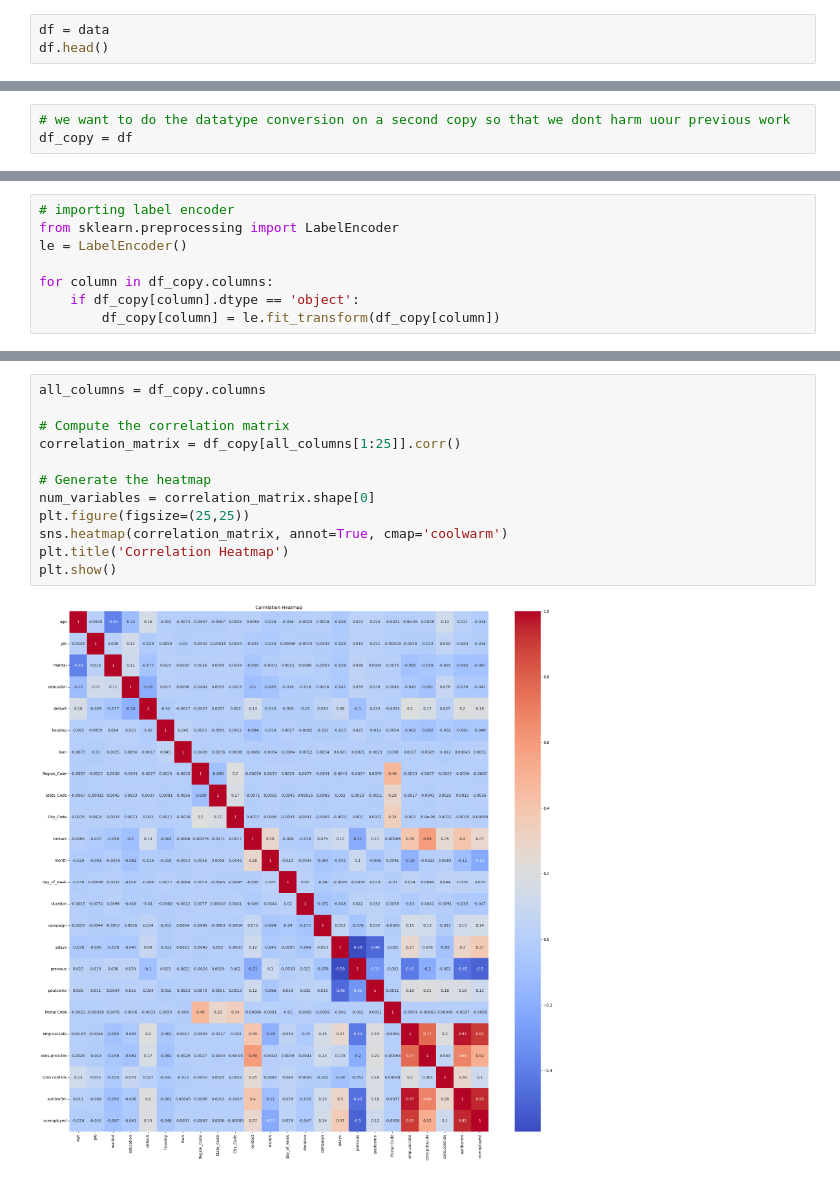
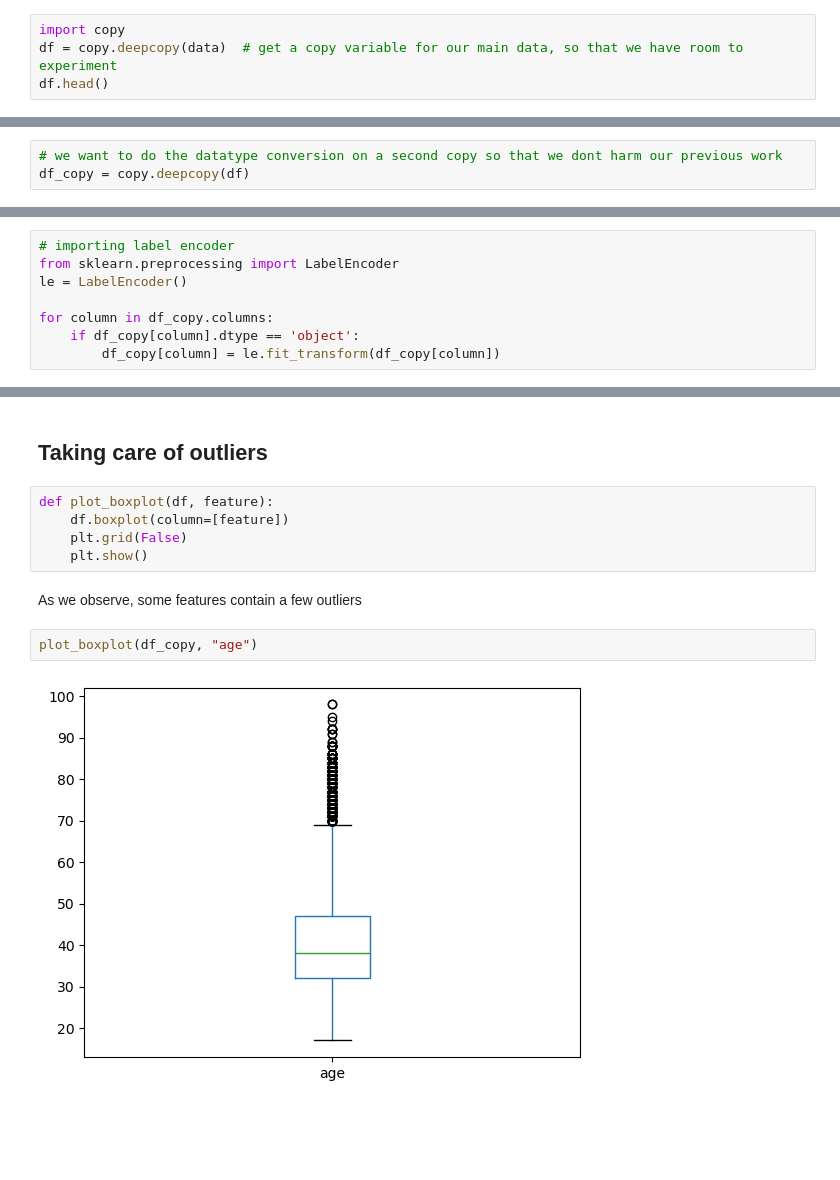
Before and after one commit to Mayank5112/Capstone-Project-5, a Jupyter notebook: capestone-5.ipynb, the cells around one changed output, grey strips where cells are left out. Saved outputs shown, nothing was run; the diff lists cells and outputs as text; blank space fills up the shorter version.

Commit message:
tried removing outliers

```diff
--- a/capestone-5.ipynb
+++ b/capestone-5.ipynb
@@ -207,7 +212,8 @@ memory usage: 7.4+ MB
 # %% [markdown]
 # Now we have a compound dataframe
 # %%
-df = data
+import copy
+df = copy.deepcopy(data)  # get a copy variable for our main data, so that we have room to experiment
 df.head()
 # %% [output]
 |  | Customer_id | age | job | marital | education | default | housing | loan | Region_Code | State_Code | ... |
@@ -246,5 +252,5 @@ df.shape
 # %%
-# we want to do the datatype conversion on a second copy so that we dont harm uour previous work
-df_copy = df
+# we want to do the datatype conversion on a second copy so that we dont harm our previous work
+df_copy = copy.deepcopy(df)
 # %% [markdown]
 * we create a list of columns with datatype as object and use
@@ -274,14 +297,13 @@ df_copy.describe()
+# %% [markdown]
+## Taking care of outliers
+# %%
+def plot_boxplot(df, feature):
+    df.boxplot(column=[feature])
+    plt.grid(False)
+    plt.show()
+# %% [markdown]
+As we observe, some features contain a few outliers
 # %%
-all_columns = df_copy.columns
-
-# Compute the correlation matrix
-correlation_matrix = df_copy[all_columns[1:25]].corr()
-
-# Generate the heatmap
-num_variables = correlation_matrix.shape[0]
-plt.figure(figsize=(25,25))
-sns.heatmap(correlation_matrix, annot=True, cmap='coolwarm')
-plt.title('Correlation Heatmap')
-plt.show()
+plot_boxplot(df_copy, "age")
 # %% [output]
-[figure, old version]
+[figure, new version]
```
Also changed, not shown: parts of 20 cells of this notebook.
